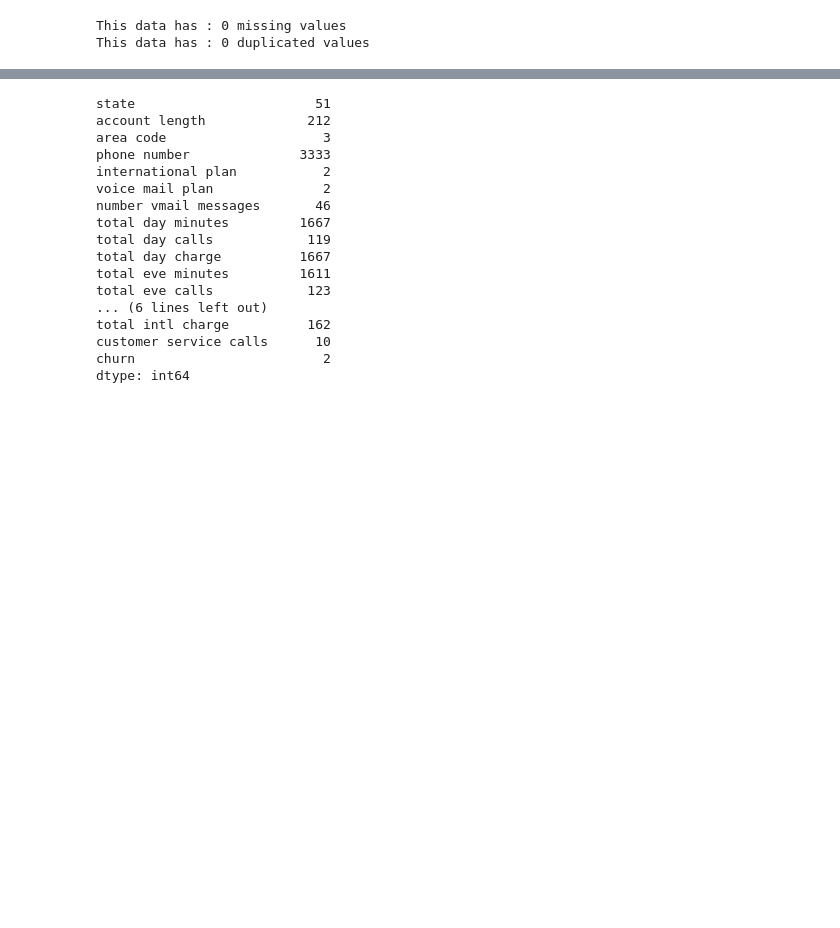
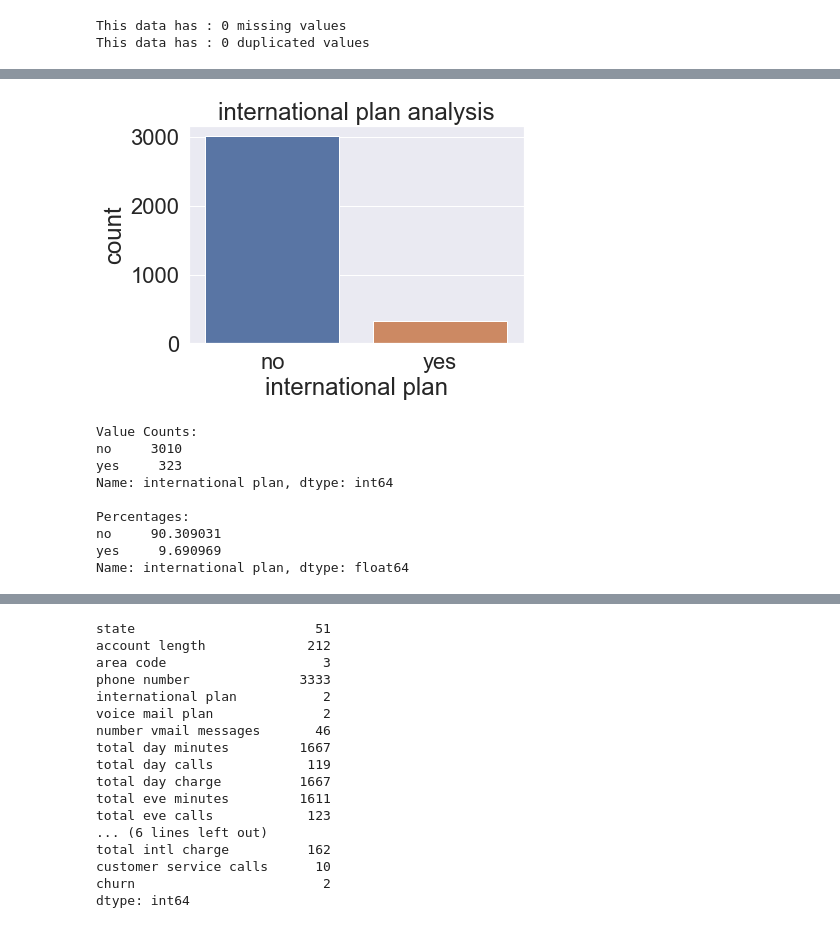
Before and after one commit to williamm243/customer_retention, a Jupyter notebook: customer.ipynb, the cells around one changed output, grey strips where cells are left out. Saved outputs shown, nothing was run; the diff lists cells and outputs as text; code cells hidden in the pictures; blank space fills up the shorter version.

```diff
--- a/customer.ipynb
+++ b/customer.ipynb
@@ -215,0 +227,13 @@ KeyboardInterrupt:
+# %%
+uni_analysis_of("international plan")
+# %% [output]
+[figure, added]
+Value Counts:
+no     3010
+yes     323
+Name: international plan, dtype: int64
+
+Percentages:
+no     90.309031
+yes     9.690969
+Name: international plan, dtype: float64
```
Also changed, not shown: parts of 34 cells of this notebook.
